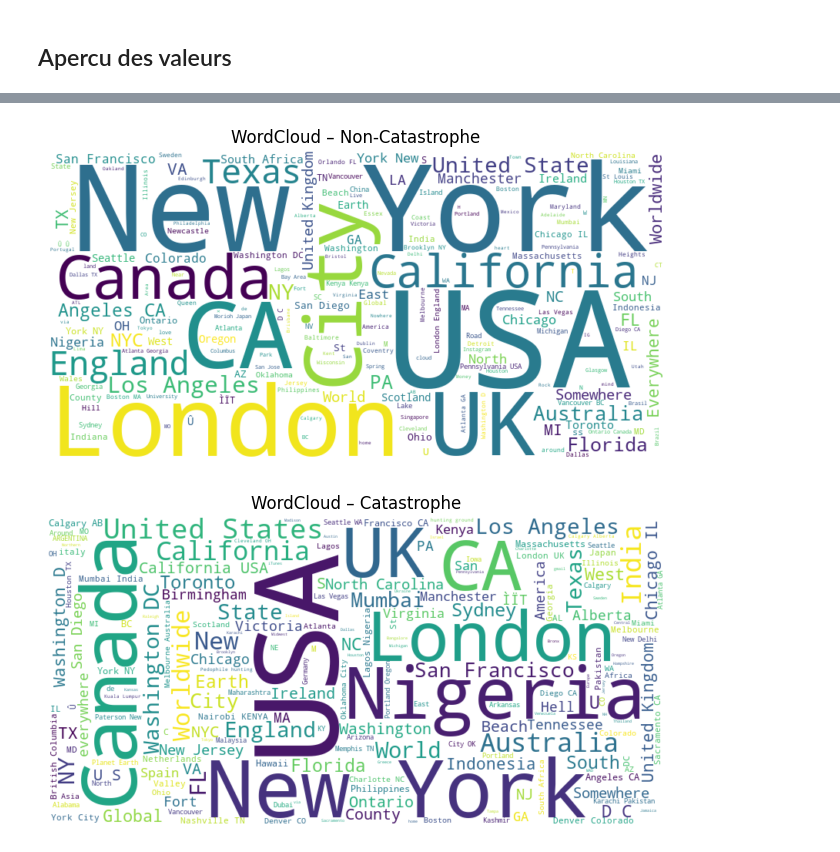
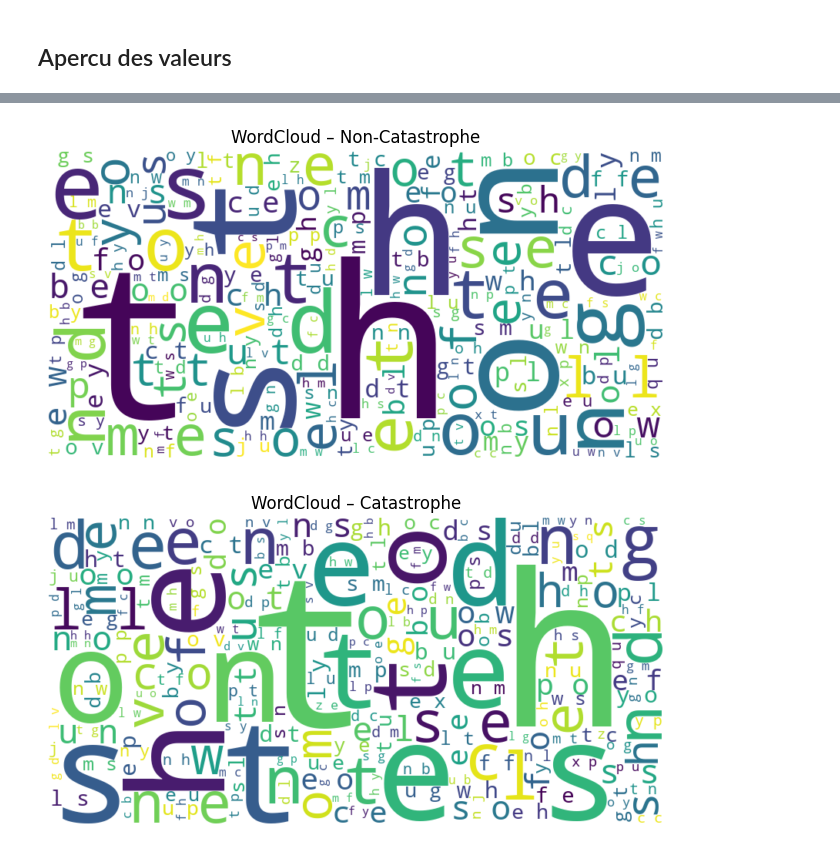
Before and after one commit to ines-lorquet/eye-of-emergency, a Jupyter notebook: Notebook/3_EDA.ipynb, the cells around one changed output, grey strips where cells are left out. Drawn from its saved outputs; the diff is of its cells as text; code cells hidden in the pictures.

```diff
--- a/Notebook/3_EDA.ipynb
+++ b/Notebook/3_EDA.ipynb
@@ -213,26 +108,28 @@ plt.show()
-# %%
-# Concaténer les textes par classe
-text_0 = " ".join(df_negative["location"].dropna())
-text_1 = " ".join(df_positive["location"].dropna())
-
-
-# Générer les nuages de mots
-wordcloud_0 = WordCloud(width=800, height=400, background_color='white').generate(text_0)
-wordcloud_1 = WordCloud(width=800, height=400, background_color='white').generate(text_1)
-
-# Affichage du WordCloud pour target = 0
-plt.figure(figsize=(10, 4))
-plt.imshow(wordcloud_0, interpolation='bilinear')
-plt.axis("off")
-plt.title("WordCloud – Non-Catastrophe")
-plt.show()
-
-# Affichage du WordCloud pour target = 1
-plt.figure(figsize=(10, 4))
-plt.imshow(wordcloud_1, interpolation='bilinear')
-plt.axis("off")
-plt.title("WordCloud – Catastrophe")
-plt.show()
-# %% [output]
-[figure, removed]
-[figure, removed]
+# %%
+from wordcloud import WordCloud
+import matplotlib.pyplot as plt
+
+df_negative = df[df["target"] == 0]
+df_positive = df[df["target"] == 1]
+text_0 = " ".join(" ".join(tokens) for tokens in df_negative["tokens"].dropna())
+text_1 = " ".join(" ".join(tokens) for tokens in df_positive["tokens"].dropna())
+
+wordcloud_0 = WordCloud(width=800, height=400, background_color='white').generate(text_0)
+wordcloud_1 = WordCloud(width=800, height=400, background_color='white').generate(text_1)
+
+# Classe 0
+plt.figure(figsize=(10, 4))
+plt.imshow(wordcloud_0, interpolation='bilinear')
+plt.axis("off")
+plt.title("WordCloud – Non-Catastrophe")
+plt.show()
+
+# Classe 1
+plt.figure(figsize=(10, 4))
+plt.imshow(wordcloud_1, interpolation='bilinear')
+plt.axis("off")
+plt.title("WordCloud – Catastrophe")
+plt.show()
+# %% [output]
+[figure, added]
+[figure, added]
```
Also changed, not shown: parts of 16 cells of this notebook, 7 other files.
